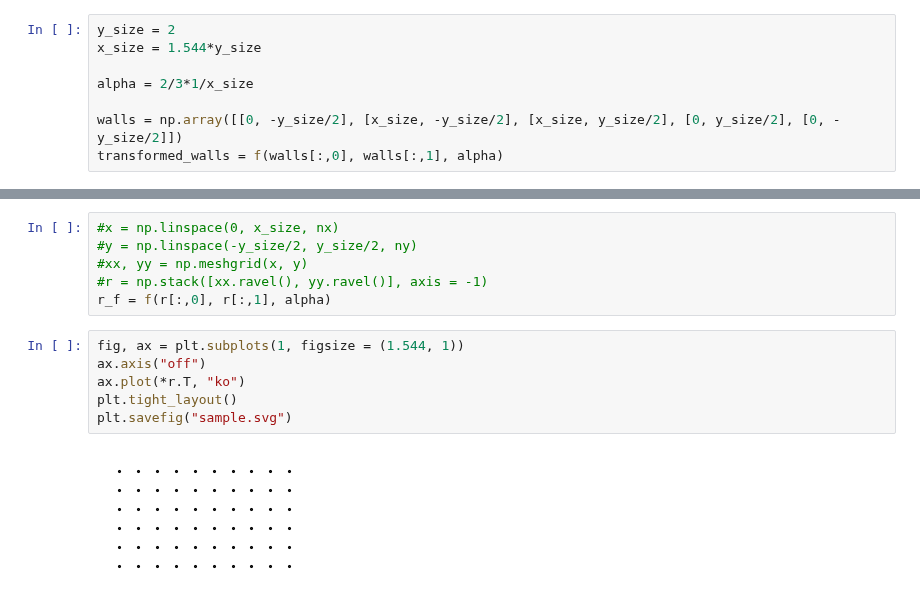
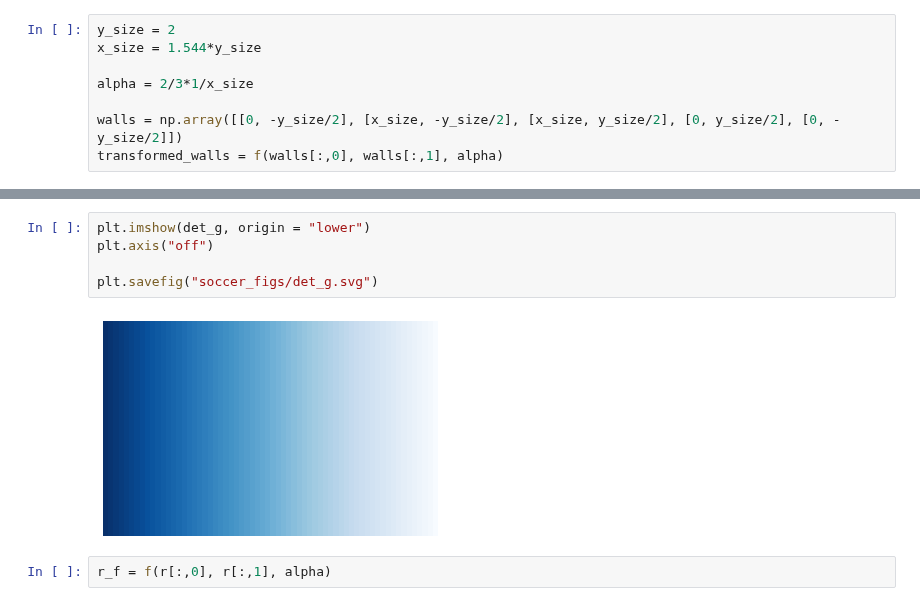
Before and after one commit to bioAI-Oslo/CI-grid-cells, a Jupyter notebook: figure-generating-notebooks/soccer.ipynb, the cells around one changed output, grey strips where cells are left out. Cells and saved outputs as stored; diff of their text form.

```diff
--- a/figure-generating-notebooks/soccer.ipynb
+++ b/figure-generating-notebooks/soccer.ipynb
@@ -84,14 +73,9 @@ plt.savefig("metric_components.svg", bbox_inches = "tight")
+# %%
+plt.imshow(det_g, origin = "lower")
+plt.axis("off")
+
+plt.savefig("soccer_figs/det_g.svg")
+# %% [output]
+[figure, added]
 # %%
-#x = np.linspace(0, x_size, nx)
-#y = np.linspace(-y_size/2, y_size/2, ny)
-#xx, yy = np.meshgrid(x, y)
-#r = np.stack([xx.ravel(), yy.ravel()], axis = -1)
 r_f = f(r[:,0], r[:,1], alpha)
-# %%
-fig, ax = plt.subplots(1, figsize = (1.544, 1))
-ax.axis("off")
-ax.plot(*r.T, "ko")
-plt.tight_layout()
-plt.savefig("sample.svg")
-# %% [output]
-[figure, removed]
```
Also changed, not shown: parts of 10 cells of this notebook, 8 other files.
